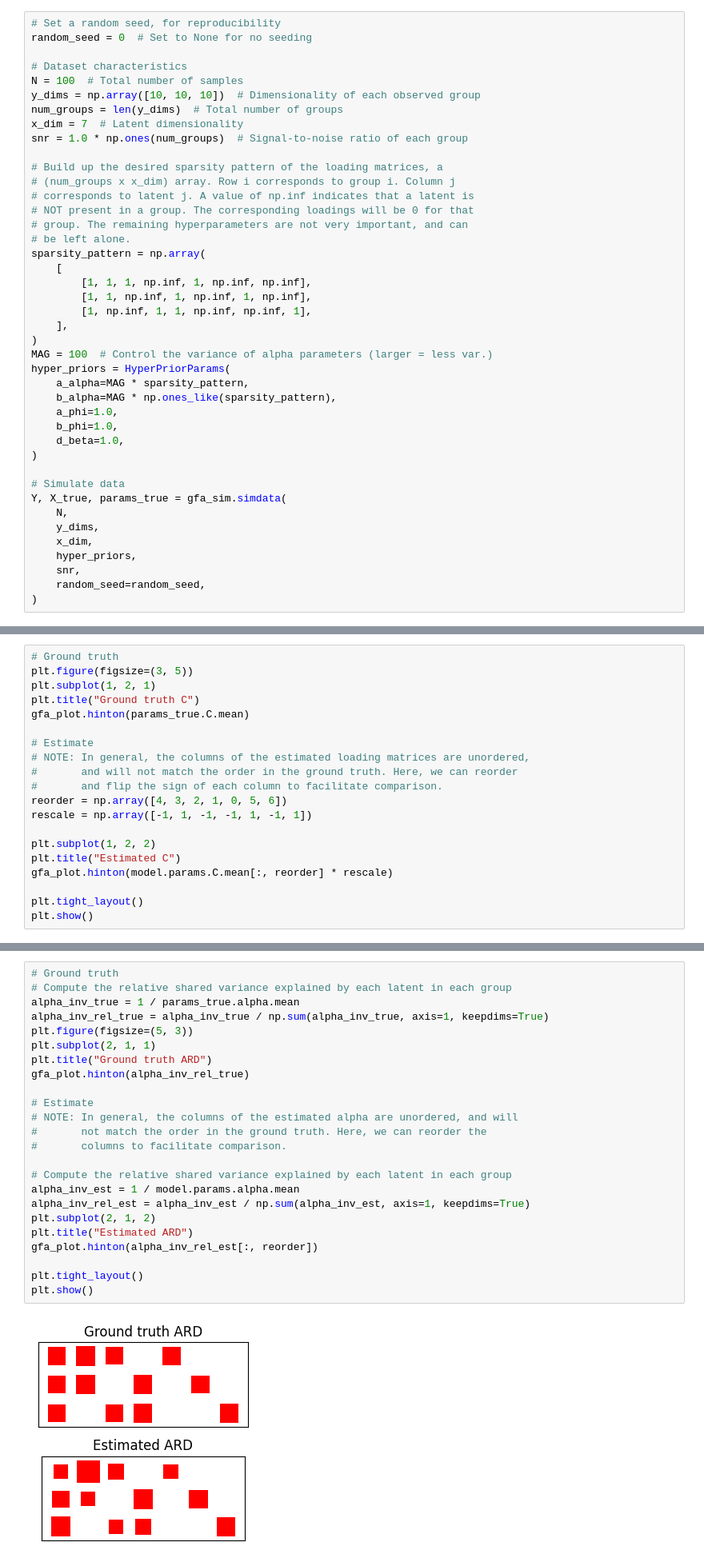
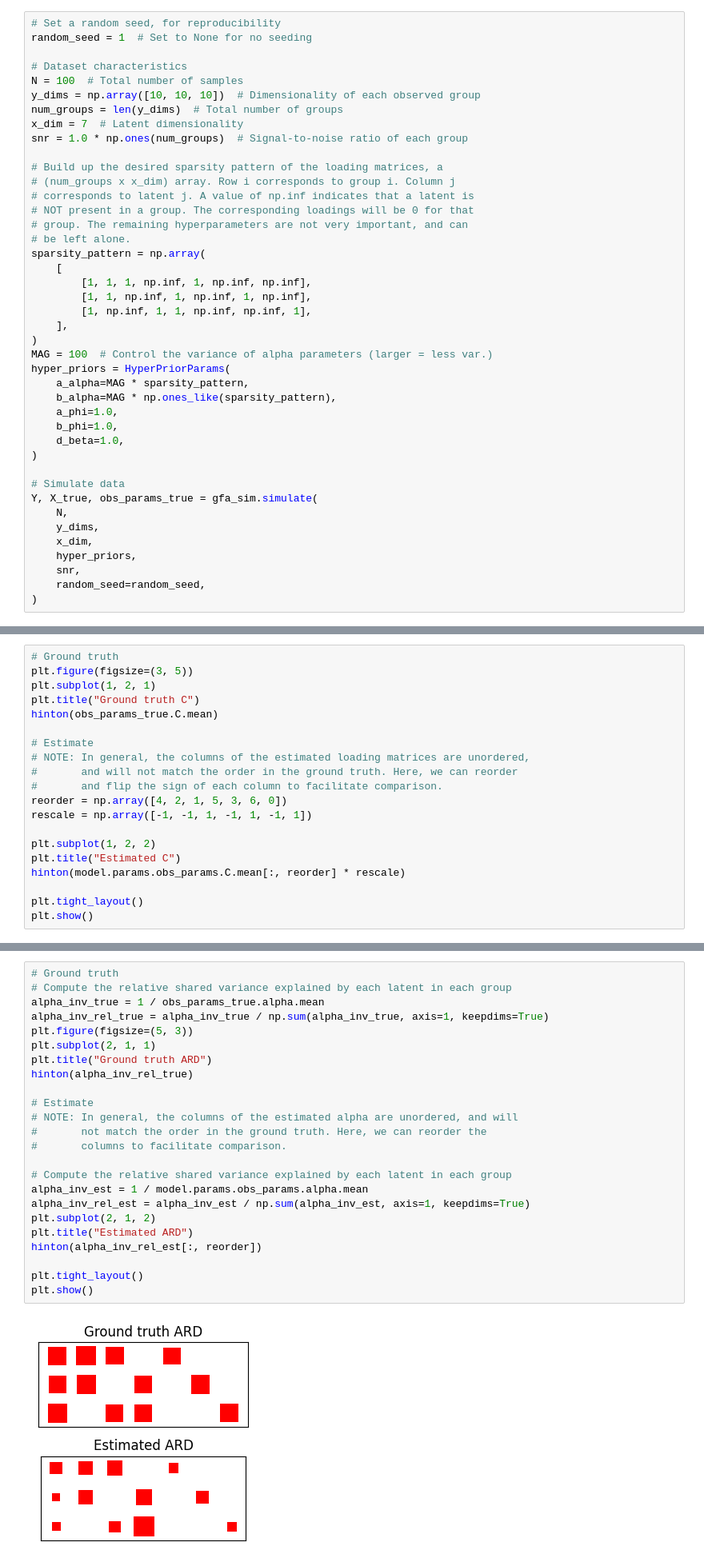
Before and after one commit to egokcen/latents, a Jupyter notebook: docs/source/demo_gallery/demo_gfa.ipynb, the cells around one changed output, grey strips where cells are left out. Shown at 80% size. Cells and saved outputs as stored; diff of their text form.

```diff
--- a/docs/source/demo_gallery/demo_gfa.ipynb
+++ b/docs/source/demo_gallery/demo_gfa.ipynb
@@ -13,7 +16,7 @@ from latents.gfa.data_types import HyperPriorParams
 ## Generate data from the GFA model
 # %%
 # Set a random seed, for reproducibility
-random_seed = 0  # Set to None for no seeding
+random_seed = 1  # Set to None for no seeding
 
 # Dataset characteristics
 N = 100  # Total number of samples
@@ -45,7 +48,7 @@ hyper_priors = HyperPriorParams(
 )
 
 # Simulate data
-Y, X_true, params_true = gfa_sim.simdata(
+Y, X_true, obs_params_true = gfa_sim.simulate(
     N,
     y_dims,
     x_dim,
@@ -116,18 +121,18 @@ Latent dimensions removed: 3
 plt.figure(figsize=(3, 5))
 plt.subplot(1, 2, 1)
 plt.title("Ground truth C")
-gfa_plot.hinton(params_true.C.mean)
+hinton(obs_params_true.C.mean)
 
 # Estimate
 # NOTE: In general, the columns of the estimated loading matrices are unordered,
 #       and will not match the order in the ground truth. Here, we can reorder
 #       and flip the sign of each column to facilitate comparison.
-reorder = np.array([4, 3, 2, 1, 0, 5, 6])
-rescale = np.array([-1, 1, -1, -1, 1, -1, 1])
+reorder = np.array([4, 2, 1, 5, 3, 6, 0])
+rescale = np.array([-1, -1, 1, -1, 1, -1, 1])
 
 plt.subplot(1, 2, 2)
 plt.title("Estimated C")
-gfa_plot.hinton(model.params.C.mean[:, reorder] * rescale)
+hinton(model.params.obs_params.C.mean[:, reorder] * rescale)
 
 plt.tight_layout()
 plt.show()
@@ -138,29 +143,29 @@ plt.show()
 # %%
 # Ground truth
 # Compute the relative shared variance explained by each latent in each group
-alpha_inv_true = 1 / params_true.alpha.mean
+alpha_inv_true = 1 / obs_params_true.alpha.mean
 alpha_inv_rel_true = alpha_inv_true / np.sum(alpha_inv_true, axis=1, keepdims=True)
 plt.figure(figsize=(5, 3))
 plt.subplot(2, 1, 1)
 plt.title("Ground truth ARD")
-gfa_plot.hinton(alpha_inv_rel_true)
+hinton(alpha_inv_rel_true)
 
 # Estimate
 # NOTE: In general, the columns of the estimated alpha are unordered, and will
 #       not match the order in the ground truth. Here, we can reorder the
 #       columns to facilitate comparison.
 
 # Compute the relative shared variance explained by each latent in each group
-alpha_inv_est = 1 / model.params.alpha.mean
+alpha_inv_est = 1 / model.params.obs_params.alpha.mean
 alpha_inv_rel_est = alpha_inv_est / np.sum(alpha_inv_est, axis=1, keepdims=True)
 plt.subplot(2, 1, 2)
 plt.title("Estimated ARD")
-gfa_plot.hinton(alpha_inv_rel_est[:, reorder])
+hinton(alpha_inv_rel_est[:, reorder])
 
 plt.tight_layout()
 plt.show()
 # %% [output]
-[figure, old version]
+[figure, new version]
 # %% [markdown]
 ### Inferring latents and model parameters
 
```
Also changed, not shown: parts of 9 cells of this notebook, 55 other files.
